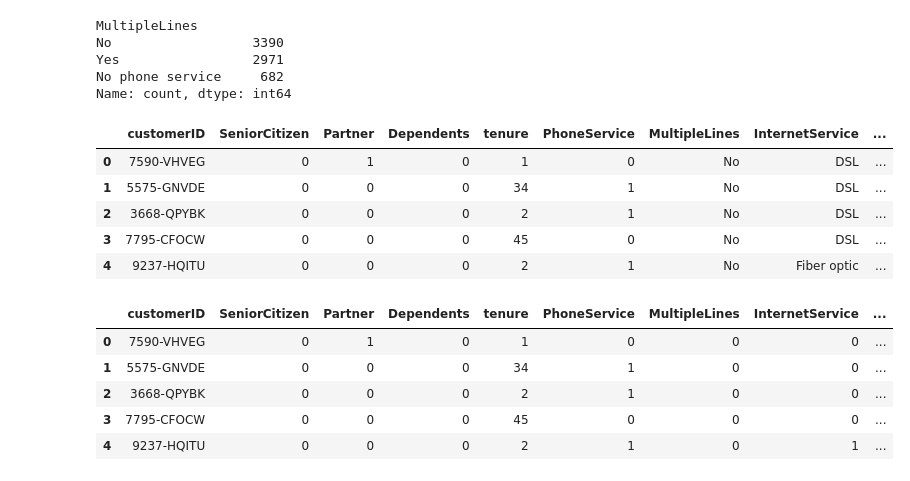
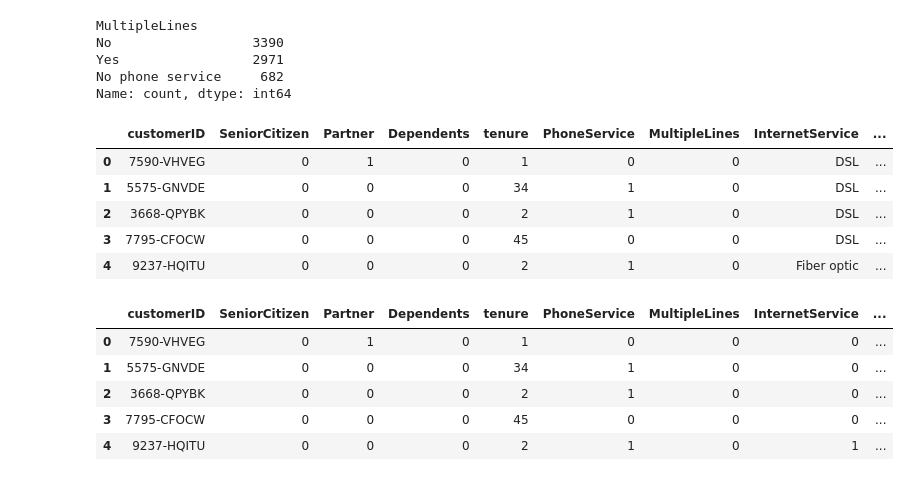
Before and after one commit to pramodkondur/Customer-Retention-Churn-Prediction, a Jupyter notebook: mainnotebook.ipynb, the cells around one changed output. Saved outputs shown, nothing was run; the diff lists cells and outputs as text; code cells hidden in the pictures.

```diff
--- a/mainnotebook.ipynb
+++ b/mainnotebook.ipynb
@@ -409,19 +424,18 @@ Use an independent t-test to compare the means of two groups (churned vs. not ch
 # %%
 from scipy.stats import ttest_ind
-
-# Load your dataset
-df = pd.read_csv('Telco-customer-churn.csv')
-df['TotalCharges'] = df['TotalCharges'].str.strip()
-df = df[df.TotalCharges != '']
-
-# Convert to correct datatype
-df['TotalCharges'] = df.TotalCharges.astype(float)
 
 # Separate the groups based on churn
 churned = df[df['Churn'] == 'Yes']
 not_churned = df[df['Churn'] == 'No']
 
-# Conduct t-test for Monthly Charges
-t_stat, p_value = ttest_ind(churned['MonthlyCharges'], not_churned['MonthlyCharges'], equal_var=False)
-print(f'Monthly Charges: t-statistic = {t_stat:.4f}, p-value = {p_value:.4f}')
+alpha = 0.05
+
+# Conduct 1-Tailed T Test
+t, p = ttest_ind(churned['tenure'],not_churned['tenure'], equal_var=False)
+
+# Compare t, p/2, alpha value and conclude hypothesis
+if p/2 < alpha:
+    print("We reject the hypothesis that average monthly charges of customers who churned <= average monthly charges of customers who do not churn")
+else:
+    print("We fail to reject the null hypothesis")
 # %% [output]
@@ -529,25 +501,25 @@ df.drop('gender',axis=1,inplace=True)
 # %%
 def replace_yes_no(df, columns):
 
     for col in columns:
         df[col] = df[col].replace({'Yes': 1, 'No': 0})
 
 columns_to_replace = [
-    "Partner", "Dependents", "PhoneService", "OnlineSecurity", "OnlineBackup",
+    "Partner", "Dependents", "PhoneService","MultipleLines", "OnlineSecurity", "OnlineBackup",
     "DeviceProtection", "TechSupport", "StreamingTV", "StreamingMovies",
     "PaperlessBilling", "Churn"
 ]
 
 replace_yes_no(df, columns_to_replace)
 
 df.head()
 # %% [output]
 |  | customerID | SeniorCitizen | Partner | Dependents | tenure | PhoneService | MultipleLines | InternetService | ... |
-| 0 | 7590-VHVEG | 0 | 1 | 0 | 1 | 0 | No | DSL | ... |
-| 1 | 5575-GNVDE | 0 | 0 | 0 | 34 | 1 | No | DSL | ... |
-| 2 | 3668-QPYBK | 0 | 0 | 0 | 2 | 1 | No | DSL | ... |
-| 3 | 7795-CFOCW | 0 | 0 | 0 | 45 | 0 | No | DSL | ... |
-| 4 | 9237-HQITU | 0 | 0 | 0 | 2 | 1 | No | Fiber optic | ... |
+| 0 | 7590-VHVEG | 0 | 1 | 0 | 1 | 0 | 0 | DSL | ... |
+| 1 | 5575-GNVDE | 0 | 0 | 0 | 34 | 1 | 0 | DSL | ... |
+| 2 | 3668-QPYBK | 0 | 0 | 0 | 2 | 1 | 0 | DSL | ... |
+| 3 | 7795-CFOCW | 0 | 0 | 0 | 45 | 0 | 0 | DSL | ... |
+| 4 | 9237-HQITU | 0 | 0 | 0 | 2 | 1 | 0 | Fiber optic | ... |
 # %%
 from sklearn.preprocessing import LabelEncoder
 
```
Also changed, not shown: parts of 21 cells of this notebook.
